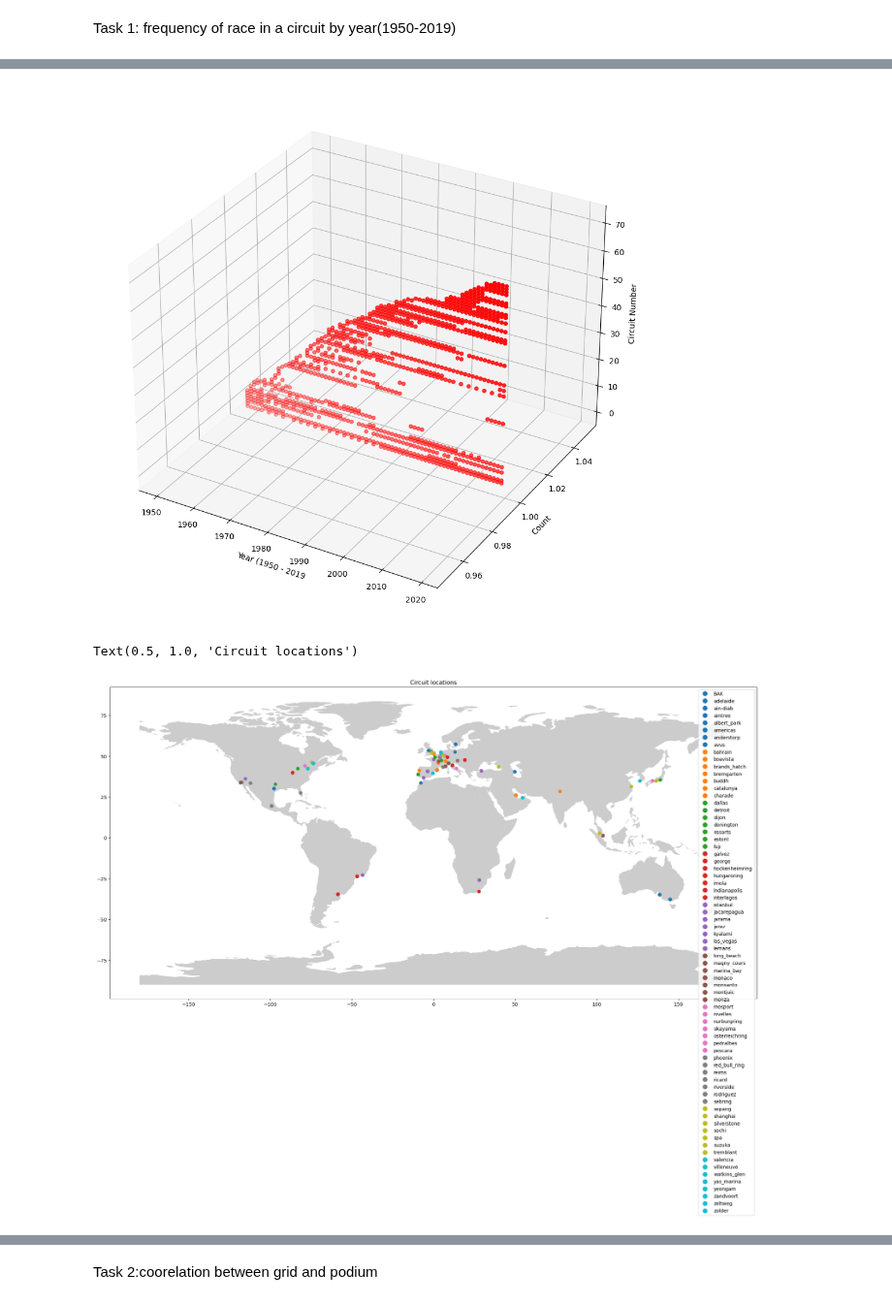
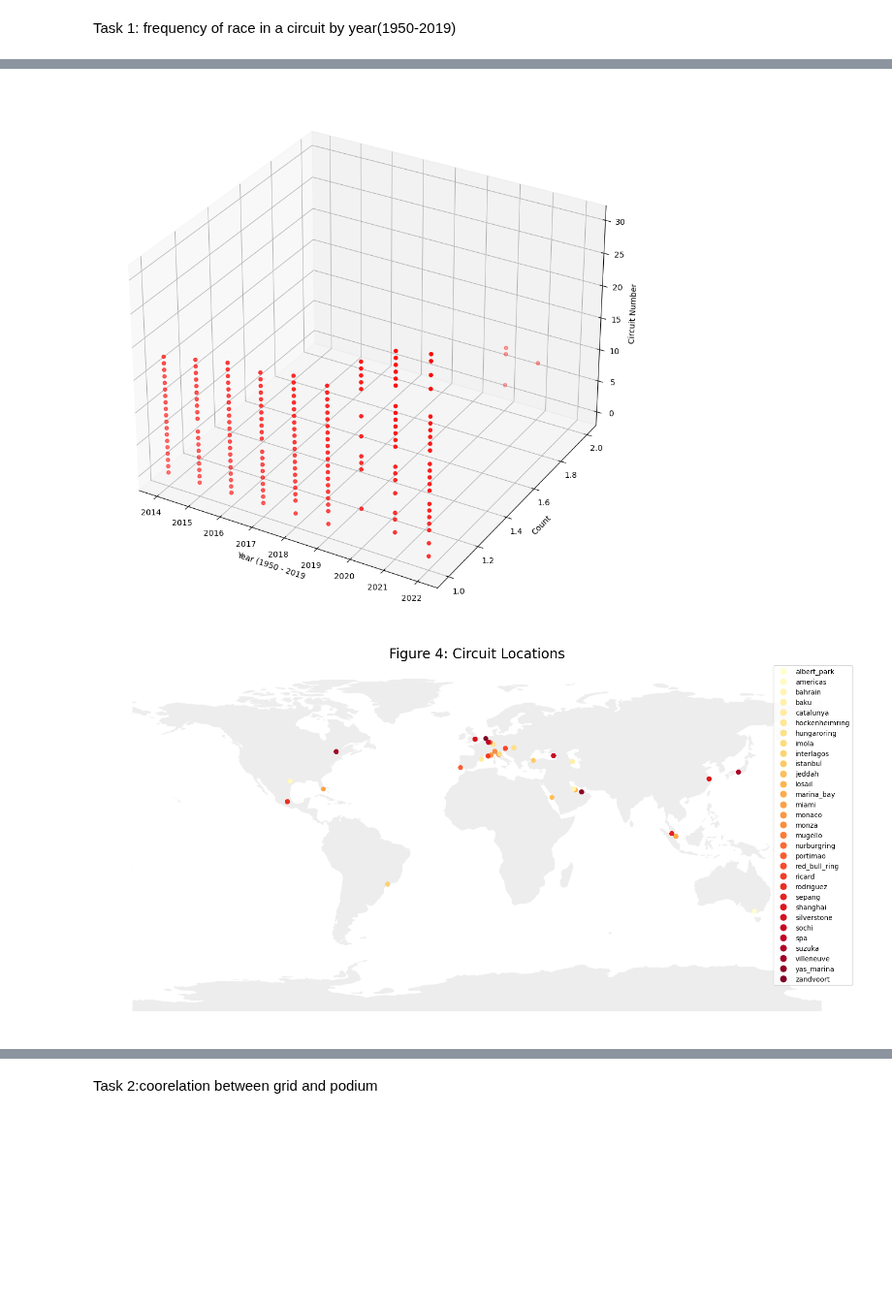
Before and after one commit to Ssavan99/Formula1-RacePredictor, a Jupyter notebook: f1DataVisualization.ipynb, the cells around one changed output, grey strips where cells are left out. Shown at 97% size. Drawn from its saved outputs; the diff is of its cells as text; code cells hidden in the pictures; blank space fills up the shorter version.

```diff
--- a/f1DataVisualization.ipynb
+++ b/f1DataVisualization.ipynb
@@ -15,12 +15,19 @@ import squarify
 %matplotlib inline
 # %%
 base_path = './Data/'
-Const_sta = pd.read_csv(base_path+'ConstructorStandings.csv')
-Dri_sta = pd.read_csv(base_path+'DriverStandings.csv')
-races = pd.read_csv(base_path+'Races.csv')
-results = pd.read_csv(base_path+'Results.csv')
-Wea_info = pd.read_csv(base_path+'WeatherInfo.csv')
-Qua_results = pd.read_csv(base_path+'QualifyingResults.csv')
+# Const_sta = pd.read_csv(base_path+'ConstructorStandings.csv')
+# Dri_sta = pd.read_csv(base_path+'DriverStandings.csv')
+# races = pd.read_csv(base_path+'Races.csv')
+# results = pd.read_csv(base_path+'Results.csv')
+# Wea_info = pd.read_csv(base_path+'WeatherInfo.csv')
+# Qua_results = pd.read_csv(base_path+'QualifyingResults.csv')
+
+Const_sta = pd.read_csv(base_path+'ConstructorStandings2014.csv')
+Dri_sta = pd.read_csv(base_path+'DriverStandings2014.csv')
+races = pd.read_csv(base_path+'Races2014.csv')
+results = pd.read_csv(base_path+'Results2014.csv')
+Wea_info = pd.read_csv(base_path+'WeatherInfo2014.csv')
+Qua_results = pd.read_csv(base_path+'QualifyingResults2014.csv')
 # %% [markdown]
 Task 1: frequency of race in a circuit by year(1950-2019)
 # %%
@@ -92,17 +103,29 @@ ax.set_zlabel("Circuit Number")
 #ax.legend()
 plt.show()
 # %% [output]
-[figure, old version]
+[figure, new version]
 # %%
 geometry = gpd.points_from_xy(races.long, races.lat)
 geo_races = gpd.GeoDataFrame(races[['season','round','circuit_id', 'lat', 'long', 'country', 'date', 'url']], geometry=geometry)
 # %%
+# world = gpd.read_file(gpd.datasets.get_path('naturalearth_lowres'))
+# fig, ax = plt.subplots(figsize=(24,18))
+# world.plot(ax=ax, alpha=0.4, color='grey')
+# geo_races.plot(column='circuit_id', ax=ax, legend=True)
+# plt.title('Circuit locations')
+
 world = gpd.read_file(gpd.datasets.get_path('naturalearth_lowres'))
-fig, ax = plt.subplots(figsize=(24,18))
-world.plot(ax=ax, alpha=0.4, color='grey')
-geo_races.plot(column='circuit_id', ax=ax, legend=True)
-plt.title('Circuit locations')
+fig, ax = plt.subplots(figsize=(20, 12))
+
+world.plot(ax=ax, alpha=0.4, color='lightgrey')
+
+geo_races.plot(column='circuit_id', ax=ax, cmap='YlOrRd', legend=True)
+
+ax.set_title('Figure 4: Circuit Locations', fontsize=20)
+
+plt.axis("off")
+
+plt.show()
 # %% [output]
-Text(0.5, 1.0, 'Circuit locations')
-[figure, old version]
+[figure, new version]
 # %%
```
Also changed, not shown: parts of 22 cells of this notebook, 15 other files.
